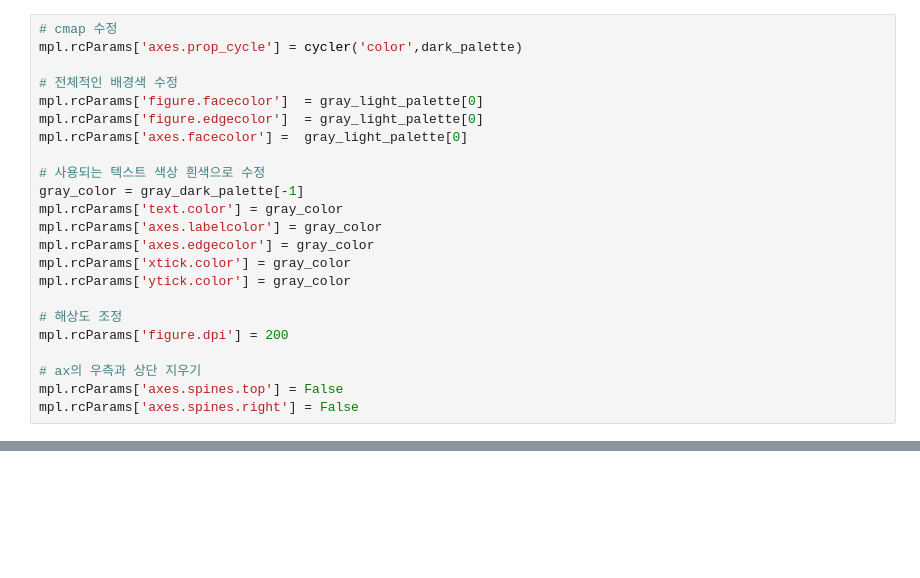
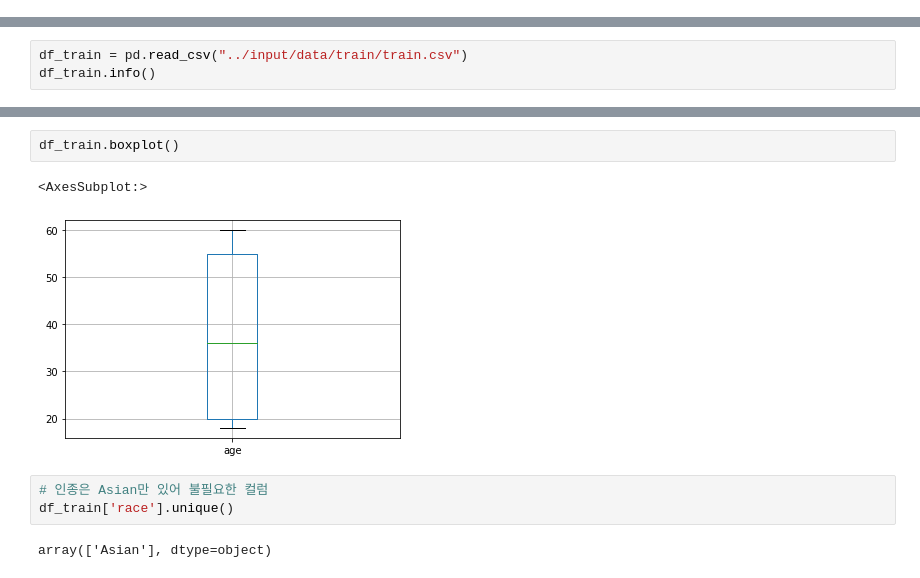
Before and after one commit to boostcampaitech3/level1-image-classification-level1-recsys-08, a Jupyter notebook: data/analysis/EDA.ipynb, the cells around one changed output, grey strips where cells are left out. Drawn from its saved outputs; the diff is of its cells as text; blank space fills up the shorter version.

```diff
--- a/data/analysis/EDA.ipynb
+++ b/data/analysis/EDA.ipynb
@@ -259,23 +0,0 @@ gray_dark_palette = np.array(raw_gray_dark_palette)/255
-# %%
-# cmap 수정
-mpl.rcParams['axes.prop_cycle'] = cycler('color',dark_palette)
-
-# 전체적인 배경색 수정
-mpl.rcParams['figure.facecolor']  = gray_light_palette[0]
-mpl.rcParams['figure.edgecolor']  = gray_light_palette[0]
-mpl.rcParams['axes.facecolor'] =  gray_light_palette[0]
-
-# 사용되는 텍스트 색상 흰색으로 수정
-gray_color = gray_dark_palette[-1]
-mpl.rcParams['text.color'] = gray_color
-mpl.rcParams['axes.labelcolor'] = gray_color
-mpl.rcParams['axes.edgecolor'] = gray_color
-mpl.rcParams['xtick.color'] = gray_color
-mpl.rcParams['ytick.color'] = gray_color
-
-# 해상도 조정
-mpl.rcParams['figure.dpi'] = 200
-
-# ax의 우측과 상단 지우기
-mpl.rcParams['axes.spines.top'] = False
-mpl.rcParams['axes.spines.right'] = False
@@ -538,0 +7,3 @@ for i in range(num):
+# %%
+df_train = pd.read_csv("../input/data/train/train.csv")
+df_train.info()
@@ -538,0 +48,10 @@ for i in range(num):
+# %%
+df_train.boxplot()
+# %% [output]
+<AxesSubplot:>
+[figure, added]
+# %%
+# 인종은 Asian만 있어 불필요한 컬럼
+df_train['race'].unique()
+# %% [output]
+array(['Asian'], dtype=object)
```
Also changed, not shown: parts of 82 cells of this notebook, 4 other files.
